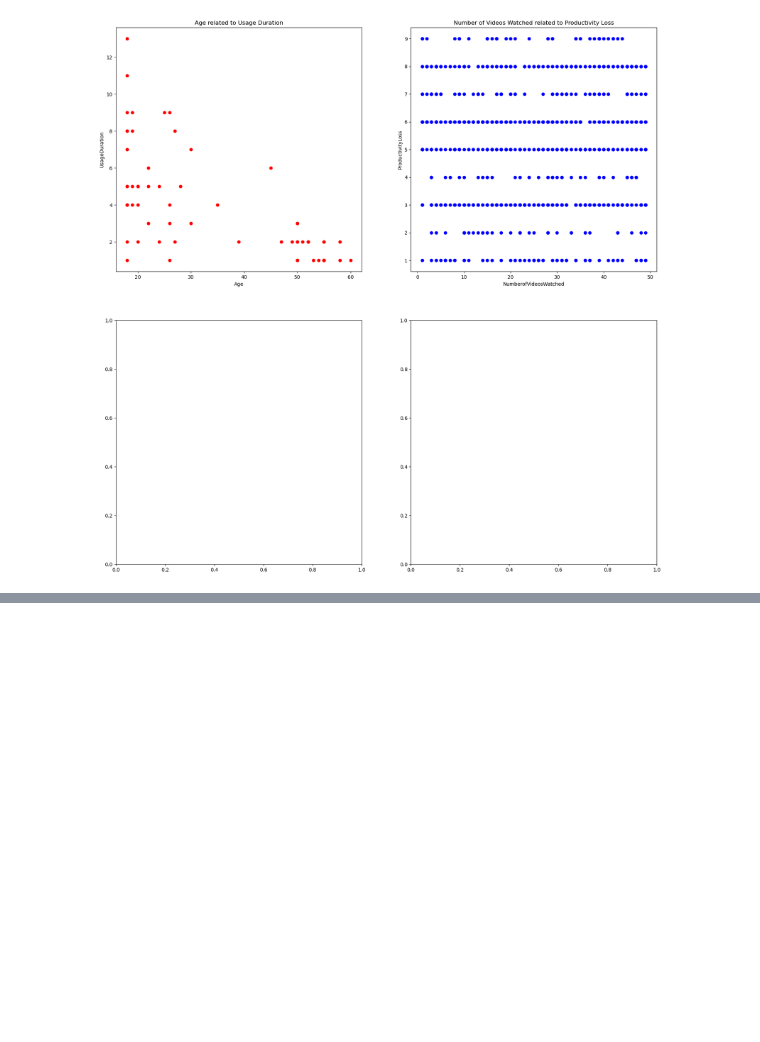
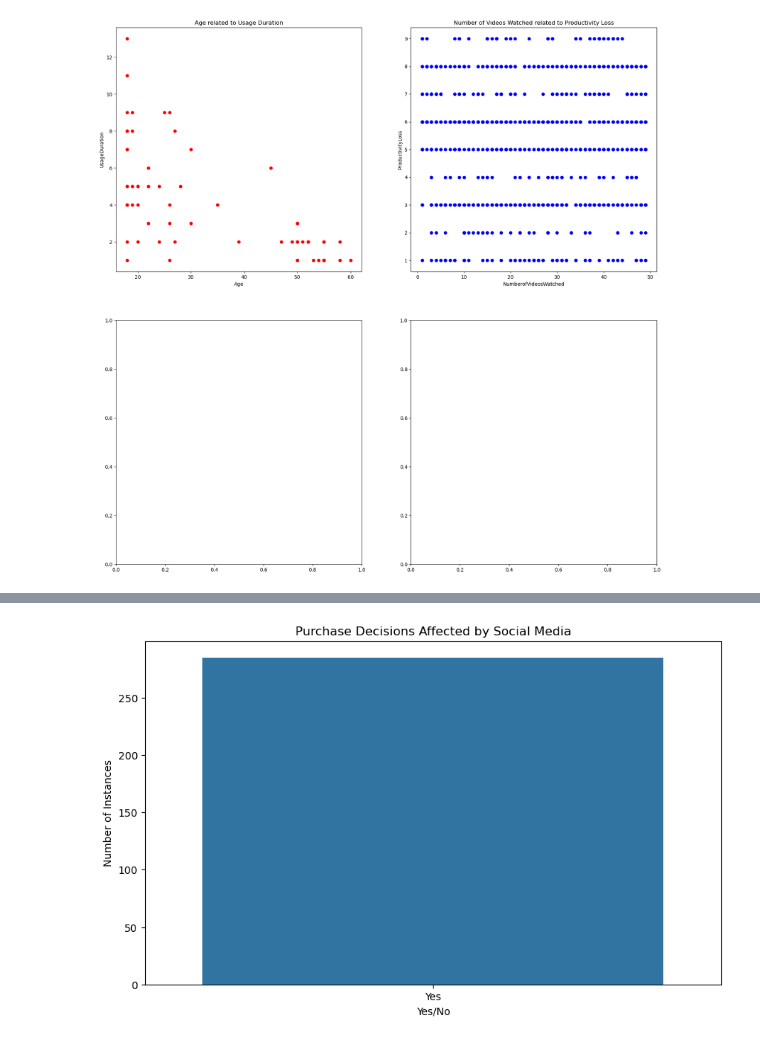
Before and after one commit to IT4063C-Fall24/final-project-gsweet0614, a Jupyter notebook: sweetge_CHECKPOINT_TWO.ipynb, the cells around one changed output, grey strips where cells are left out. Cells and saved outputs as stored; diff of their text form; code cells hidden in the pictures; blank space fills up the shorter version.

```diff
--- a/sweetge_CHECKPOINT_TWO.ipynb
+++ b/sweetge_CHECKPOINT_TWO.ipynb
@@ -3,13 +3,13 @@ import pandas as pd
 
 df1 = pd.read_csv('social-media.csv')
 
-print(df1.describe())
+print(df1.info())
 
 df2 = pd.read_csv('Time-Wasters on Social Media.csv')
 
-print(df2.describe())
+print(df2.info())
 
-df3 = pd.read_excel('dataset.xlsx')
+df3_csv = pd.read_csv('Social Media Excel Dataset.csv')
 
-print(df3.describe())
+print(df3_csv.info())
 # %% [output]
@@ -68,0 +73,21 @@ plt.show()
+# %%
+# Using Seaborn
+
+import seaborn as sns
+import matplotlib.pyplot as plt
+
+# Visualization 4: This one I actually think is the most interesting, according to the dataset description, the column (Purchase_Decision) is
+# whether the consumer's purchase decisions are influenced by social media (Yes/No). I think this is interesting because so much of what humans attach their
+# mental health too is money, items, possessions, etc. and social media influencing how we handle one of the top sources of happiness or anxiety for most people is very telling.
+# Especially considering according to this bar chart, just how many people are affected by social media.
+
+plt.figure(figsize=(10, 6))
+sns.countplot(data=df3_csv, x='Purchase_Decision', palette='tab10')
+
+plt.title('Purchase Decisions Affected by Social Media')
+plt.xlabel('Yes/No')
+plt.ylabel('Number of Instances')
+
+plt.show()
+# %% [output]
+[figure, added]
```
Also changed, not shown: parts of 5 cells of this notebook, 5 other files.
